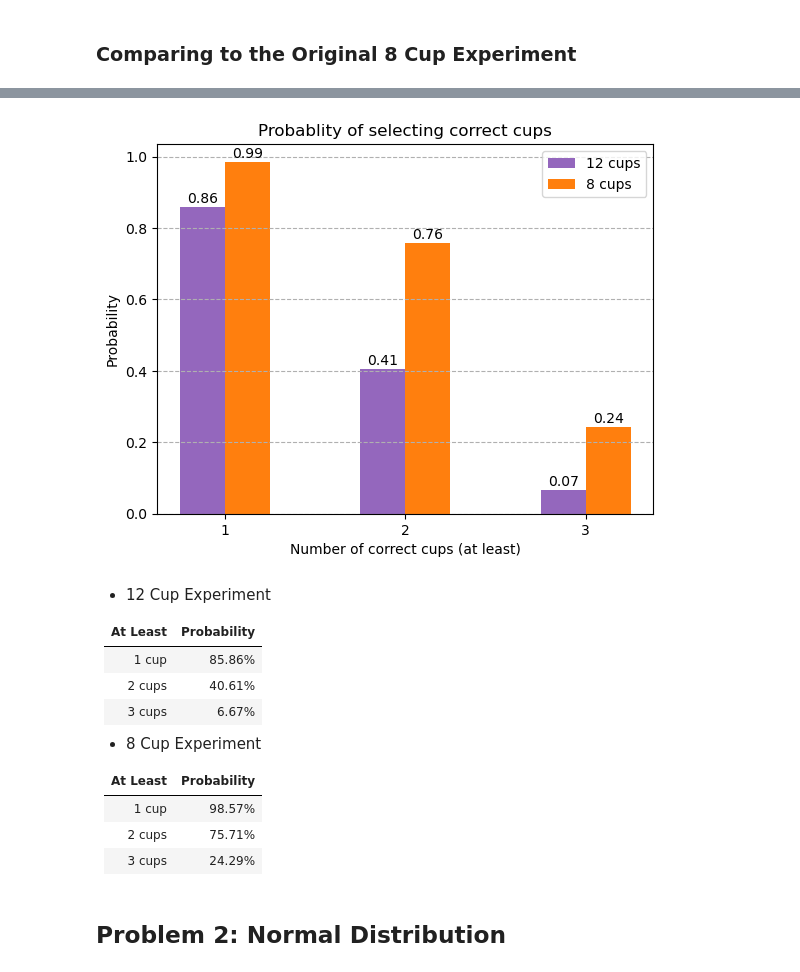
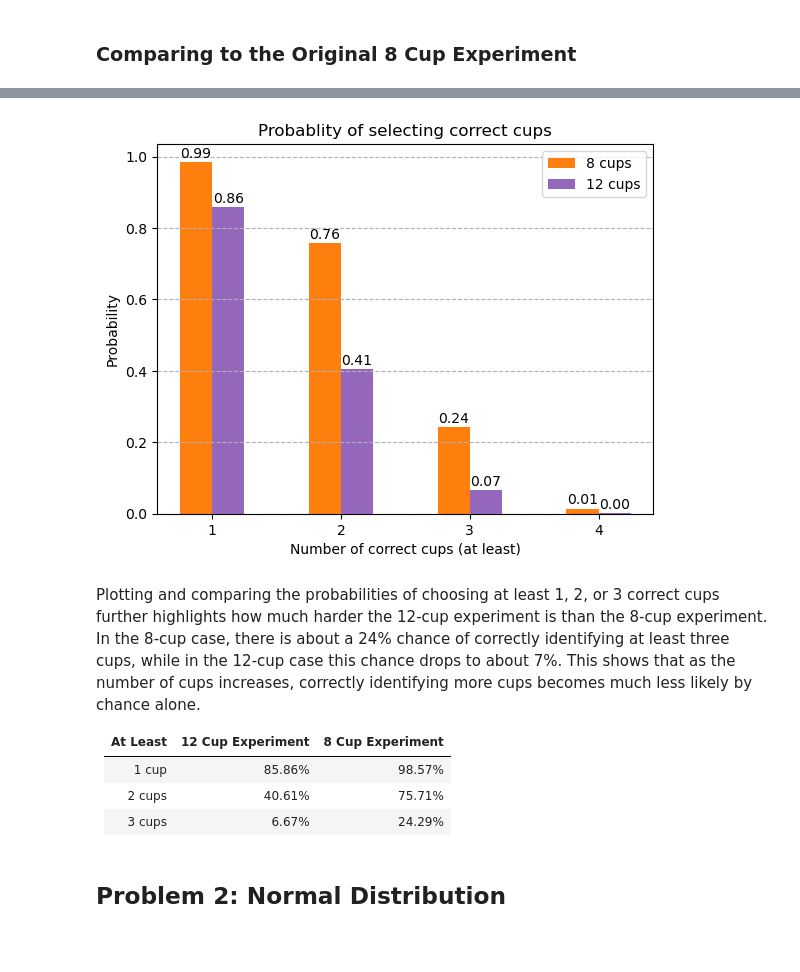
Before and after one commit to eoghanpw/applied-statistics, a Jupyter notebook: problems.ipynb, the cells around one changed output, grey strips where cells are left out. Drawn from its saved outputs; the diff is of its cells as text; code cells hidden in the pictures; blank space fills up the shorter version.

```diff
--- a/problems.ipynb
+++ b/problems.ipynb
@@ -132,16 +132,14 @@ def get_count(cups, milk_first, printing=False):
     count = np.array(np.unique(total_matches, return_counts=True))
 
     # Loop through to print the probabilities.
+    prob = []
     if printing:
         index = 0
         for cup in count[0]:
             fraction = f"{(count[1][index])}/{(sum(count[1]))}"
             probability = (count[1][index])/(sum(count[1]))
+            prob.append(probability)
             print(f"Probability of choosing {cup} cups correctly: {fraction} ({probability:.4f})")
             index += 1
 
-    return count
-
-
-# Run the function
-count = get_count(cups, milk_first, printing=True)
+    return count, prob
@@ -215,63 +250,41 @@ Probability of choosing 4 cups correctly: 1/70 (0.0143)
+# %%
+# Calculate the probabilities of choosing at least 1, 2, 3, 4 correct cups.
+# https://numpy.org/doc/stable/reference/generated/numpy.cumsum.html
+at_least_12 = 1 - np.cumsum(prob_12[:4])
+at_least_8 = 1 - np.cumsum(prob_8[:4])
 # %%
-# Calculate probability of selecting a least 1, 2, or 3 cups.
-a = count
-b = count_8
-
-a_sum = np.sum(a[1])
-b_sum = np.sum(b[1])
-
-a_probs = []
-b_probs = []
-index = 1
-for i in range(3):
-    a_probs.append(np.sum(a[1][index:]))
-    b_probs.append(np.sum(b[1][index:]))
-    index += 1
-
-a_probs, b_probs, a_sum, b_sum
-
-at_least_a, at_least_b = a_probs/a_sum, b_probs/b_sum
-
 # Plot bar chart.
 # https://matplotlib.org/stable/gallery/lines_bars_and_markers/barchart.html
 # https://matplotlib.org/stable/gallery/lines_bars_and_markers/bar_label_demo.html
 fig, ax = plt.subplots()
 
-x = ("1", "2", "3")
+x = ("1", "2", "3", "4")
 bars = np.arange(len(x))
 width = 0.25
 
-plot_a = ax.bar(bars - 0.125, at_least_a, width=width, color='tab:purple', label='12 cups')
-plot_b = ax.bar(bars + 0.125, at_least_b, width=width, color='tab:orange', label='8 cups')
+plot_8 = ax.bar(bars - 0.125, at_least_8, width=width, color='tab:orange', label='8 cups')
+plot_12 = ax.bar(bars + 0.125, at_least_12, width=width, color='tab:purple', label='12 cups')
 
 ax.set_xticks(bars, x)
 ax.grid(axis='y', linestyle='--')
 ax.legend()
 ax.set_xlabel('Number of correct cups (at least)')
 ax.set_ylabel('Probability')
 ax.set_title('Probablity of selecting correct cups')
-ax.bar_label(plot_a, fmt='%.2f', padding=1)
-ax.bar_label(plot_b, fmt='%.2f', padding=1)
+ax.bar_label(plot_8, fmt='%.2f', padding=1)
+ax.bar_label(plot_12, fmt='%.2f', padding=1)
 
 plt.show()
 # %% [output]
-[figure, old version]
+[figure, new version]
 # %% [markdown]
-* 12 Cup Experiment
+Plotting and comparing the probabilities of choosing at least 1, 2, or 3 correct cups further highlights how much harder the 12-cup experiment is than the 8-cup experiment. In the 8-cup case, there is about a 24% chance of correctly identifying at least three cups, while in the 12-cup case this chance drops to about 7%. This shows that as the number of cups increases, correctly identifying more cups becomes much less likely by chance alone.
 
-|At Least   |Probability    |
-|-----------|---------------|
-|1 cup      |85.86%         |
-|2 cups     |40.61%         |
-|3 cups     |6.67%          |
-
-* 8 Cup Experiment
-
-|At Least   |Probability    |
-|-----------|---------------|
-|1 cup      |98.57%         |
-|2 cups     |75.71%         |
-|3 cups     |24.29%         |
+|At Least   |12 Cup Experiment  |8 Cup Experiment   |
+|-----------|-------------------|-------------------|
+|1 cup      |85.86%             |98.57%             |
+|2 cups     |40.61%             |75.71%             |
+|3 cups     |6.67%              |24.29%             |
 # %% [markdown]
 ## Problem 2: Normal Distribution
 # %% [markdown]
```
Also changed, not shown: parts of 14 cells of this notebook.
